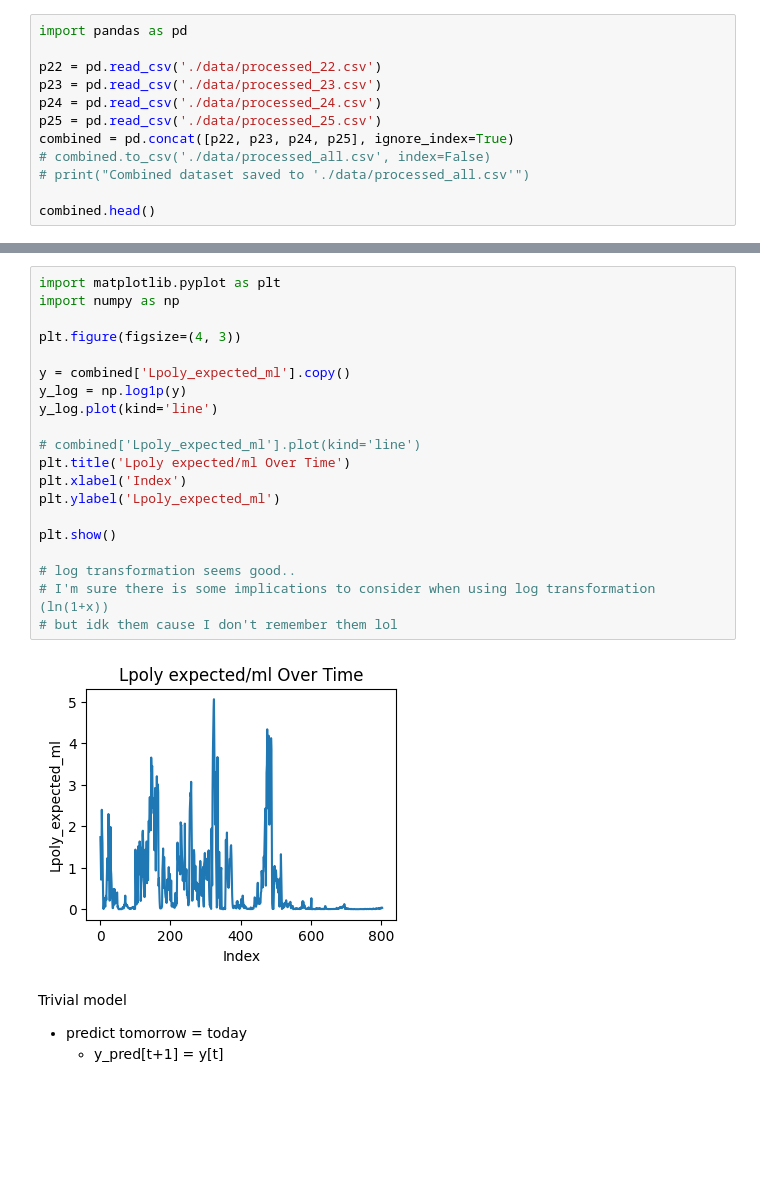
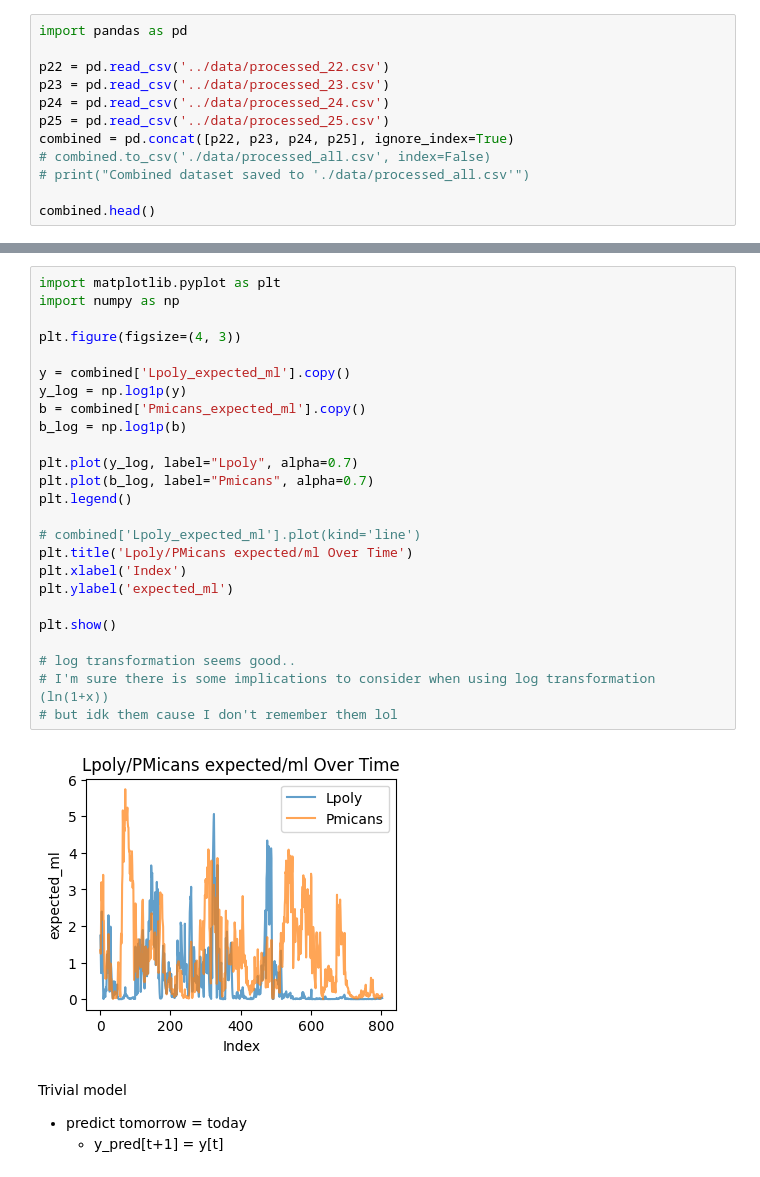
Before and after one commit to lemoncastle/hires-algal-bloom-prediction, a Jupyter notebook: models/trivial.ipynb, the cells around one changed output, grey strips where cells are left out. Drawn from its saved outputs; the diff is of its cells as text; blank space fills up the shorter version.

```diff
--- a/models/trivial.ipynb
+++ b/models/trivial.ipynb
@@ -1,10 +1,10 @@
 # %%
 import pandas as pd
 
-p22 = pd.read_csv('./data/processed_22.csv')
-p23 = pd.read_csv('./data/processed_23.csv')
-p24 = pd.read_csv('./data/processed_24.csv')
-p25 = pd.read_csv('./data/processed_25.csv')
+p22 = pd.read_csv('../data/processed_22.csv')
+p23 = pd.read_csv('../data/processed_23.csv')
+p24 = pd.read_csv('../data/processed_24.csv')
+p25 = pd.read_csv('../data/processed_25.csv')
 combined = pd.concat([p22, p23, p24, p25], ignore_index=True)
 # combined.to_csv('./data/processed_all.csv', index=False)
 # print("Combined dataset saved to './data/processed_all.csv'")
@@ -21,25 +21,30 @@ combined.head()
 # %%
 import matplotlib.pyplot as plt
 import numpy as np
 
 plt.figure(figsize=(4, 3))
 
 y = combined['Lpoly_expected_ml'].copy()
 y_log = np.log1p(y)
-y_log.plot(kind='line')
+b = combined['Pmicans_expected_ml'].copy()
+b_log = np.log1p(b)
+
+plt.plot(y_log, label="Lpoly", alpha=0.7)
+plt.plot(b_log, label="Pmicans", alpha=0.7)
+plt.legend()
 
 # combined['Lpoly_expected_ml'].plot(kind='line')
-plt.title('Lpoly expected/ml Over Time')
+plt.title('Lpoly/PMicans expected/ml Over Time')
 plt.xlabel('Index')
-plt.ylabel('Lpoly_expected_ml')
+plt.ylabel('expected_ml')
 
 plt.show()
 
 # log transformation seems good..
 # I'm sure there is some implications to consider when using log transformation (ln(1+x))
 # but idk them cause I don't remember them lol
 # %% [output]
-[figure, old version]
+[figure, new version]
 # %% [markdown]
 Trivial model
 - predict tomorrow = today
```
Also changed, not shown: parts of 1 cell of this notebook, 5 other files.
